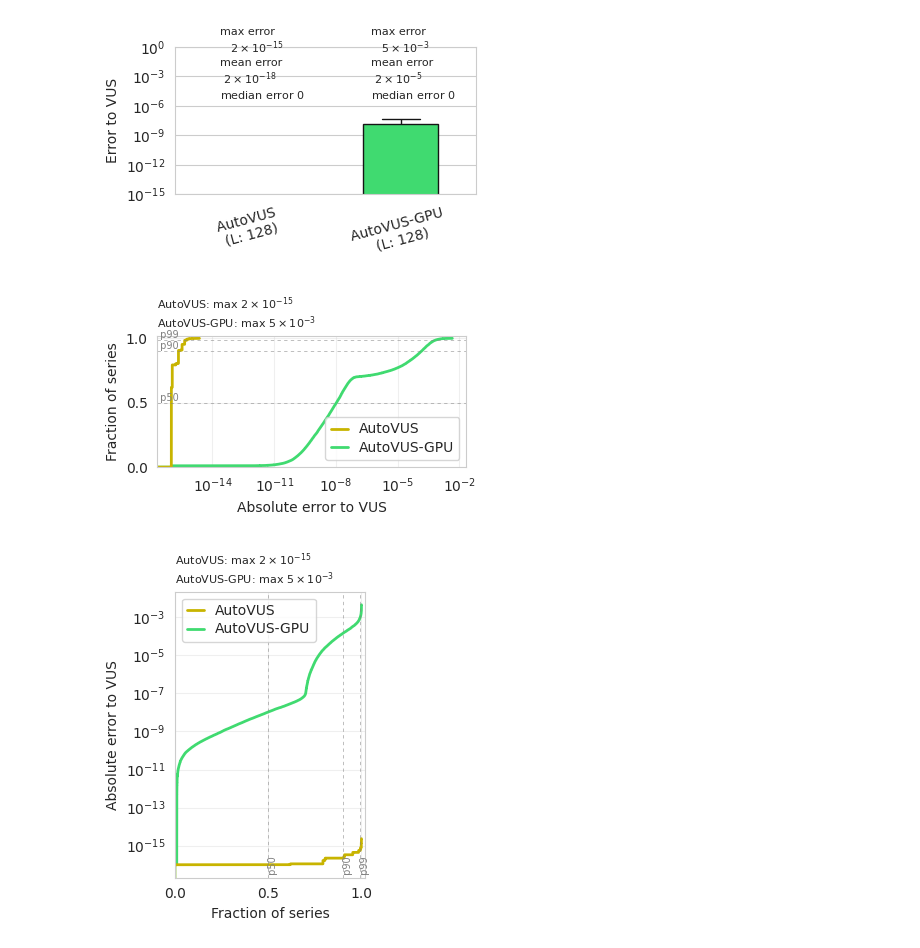
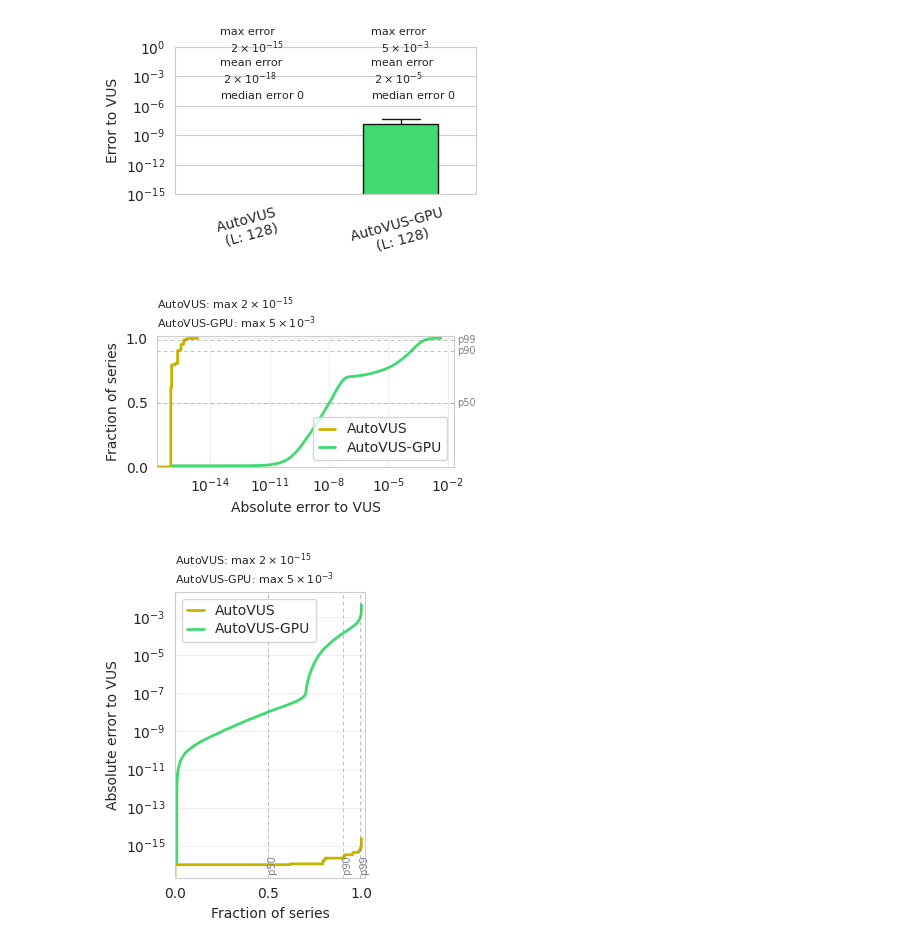
Before and after one commit to sylligardos/autovus, a Jupyter notebook: src/notebooks/experimental_results.ipynb, the cells around one changed output. Cells and saved outputs as stored; diff of their text form; code cells hidden in the pictures.

```diff
--- a/src/notebooks/experimental_results.ipynb
+++ b/src/notebooks/experimental_results.ipynb
@@ -362,37 +370,38 @@ abs_err = dif_df.abs().clip(lower=eps_floor)
 
 plt.figure(figsize=(4, 2.5))
 axis = sns.ecdfplot(data=abs_err, palette=color_palette, linewidth=2)
 axis.set_xscale('log')
 axis.set_xlabel('Absolute error to VUS')
 axis.set_ylabel('Fraction of series')
 axis.set_ylim(0, 1.02)
 axis.grid(visible=True, axis='both', alpha=.3)
 
-# percentile reference lines
+# percentile reference lines, labelled just outside the right edge
 for q in (0.5, 0.9, 0.99):
     axis.axhline(q, color='gray', lw=.6, ls=(0, (4, 4)), alpha=.6)
-    axis.text(axis.get_xlim()[0], q, f' p{int(q*100)}',
-              va='bottom', ha='left', fontsize=7, color='gray')
+    axis.text(1.01, q, f'p{int(q*100)}',
+              transform=axis.get_yaxis_transform(), clip_on=False,
+              va='center', ha='left', fontsize=7, color='gray')
 
 # compact worst-case callout per method (keeps numbers off the canvas)
 lines = [f'{m.replace(" (L: 128)", "")}: max ${_sci_latex(dif_df[m].abs().max())}$'
          for m in dif_df.columns]
 axis.set_title('\n'.join(lines), fontsize=8, loc='left')
 
 # tidy legend labels
 sns.move_legend(
     axis, loc='lower right',
     fontsize=10, title=None, frameon=True,
     handlelength=1.2, labelspacing=.3, borderpad=.4,
 )
 leg = axis.get_legend()
 if leg is not None:
     for t in leg.get_texts():
         t.set_text(t.get_text().replace(' (L: 128)', ''))
 
 finalize_plot(save_fig_path, 'ffvus_error_analysis_tsb')
 # %% [output]
-[figure, old version]
+[figure, new version]
 # %%
 # ECDF(x) = fraction of series with |error| <= x.
 # Exact-zero / sub-eps errors can't sit on a log axis, so floor them to a tiny
```
Also changed, not shown: parts of 28 cells of this notebook, 5 other files.
